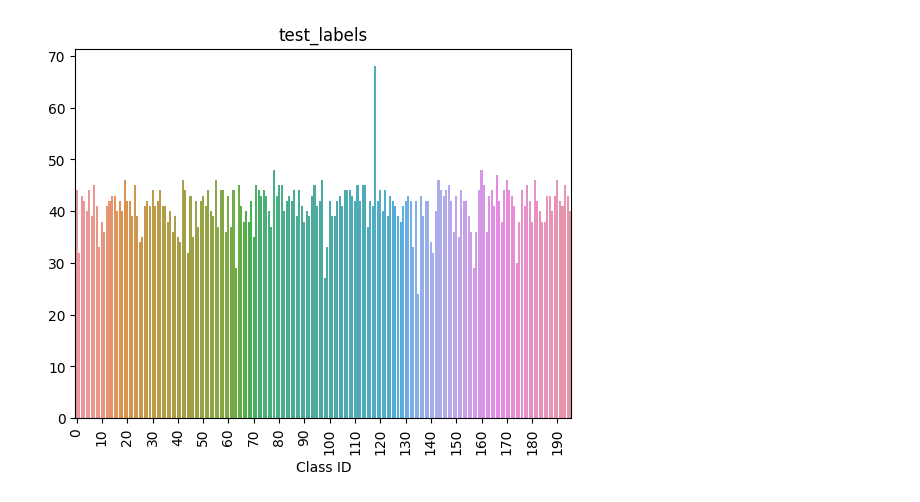
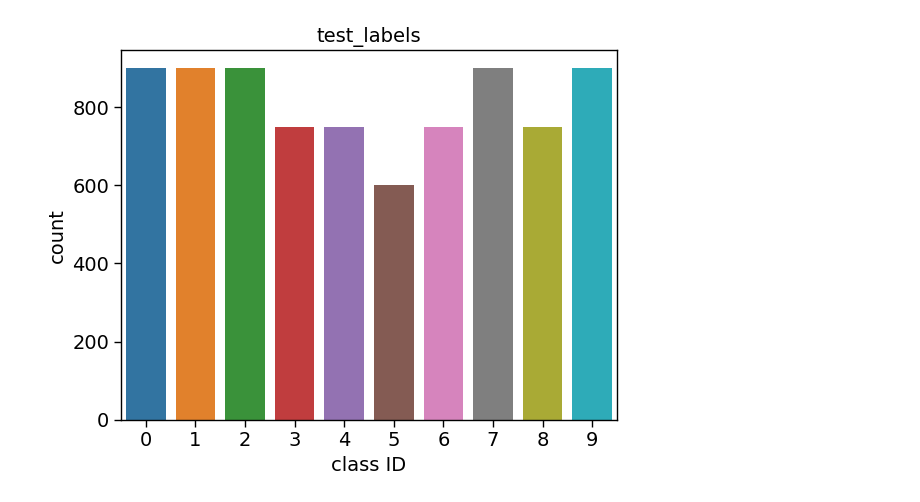
Before and after one commit to myrachins/summer-clip, a Jupyter notebook: summer_clip/clip_searcher/runs_analysis/class_distribution.ipynb, the cells around one changed output. Drawn from its saved outputs; the diff is of its cells as text; code cells hidden in the pictures.

```diff
--- a/summer_clip/clip_searcher/runs_analysis/class_distribution.ipynb
+++ b/summer_clip/clip_searcher/runs_analysis/class_distribution.ipynb
@@ -12,17 +13,18 @@ import seaborn as sns
 # %%
 outputs_dir = Path('.').resolve().parent.parent.parent / "outputs"
-run_dir = outputs_dir / "2022-09-15/10-01-18"
+run_dir = outputs_dir / "2023-05-21/20-49-28"
 # %%
 def plot_labels_hist(labels: torch.Tensor, classes_num: int,
-                     title: tp.Optional[str] = None, x_tick_interval: int = 10) -> None:
+                     title: tp.Optional[str] = None, x_tick_interval: int = 1) -> None:
     unique_labels, labels_counts = labels.unique(return_counts=True)
     label_to_count = dict(zip(unique_labels.tolist(), labels_counts.tolist()))
     if classes_num is not None:
         label_to_count = {label: label_to_count.get(label, 0) for label in range(classes_num)}
 
     sns.barplot(x=list(label_to_count.keys()), y=list(label_to_count.values()))
-    plt.xticks(range(0, classes_num, x_tick_interval), rotation=90)
-    plt.xlabel("Class ID")
+    plt.xticks(range(0, classes_num, x_tick_interval), rotation=0)
+    plt.xlabel("class ID")
+    plt.ylabel("count")
     if title is not None:
         plt.title(title)
 # %%
@@ -34,7 +42,7 @@ def hist_counts(labels: torch.Tensor, title: tp.Optional[str] = None) -> None:
 # %%
-test_labels = torch.load(run_dir / "test_labels.pt")
+test_labels = torch.as_tensor(np.load(run_dir / "gold_labels" / "test_labels.npy"))
 classes_num = test_labels.unique().shape[0]
 plot_labels_hist(test_labels, classes_num, "test_labels")
 # %% [output]
-[figure, old version]
+[figure, new version]
 # %%
```
Also changed, not shown: parts of 24 cells of this notebook.
